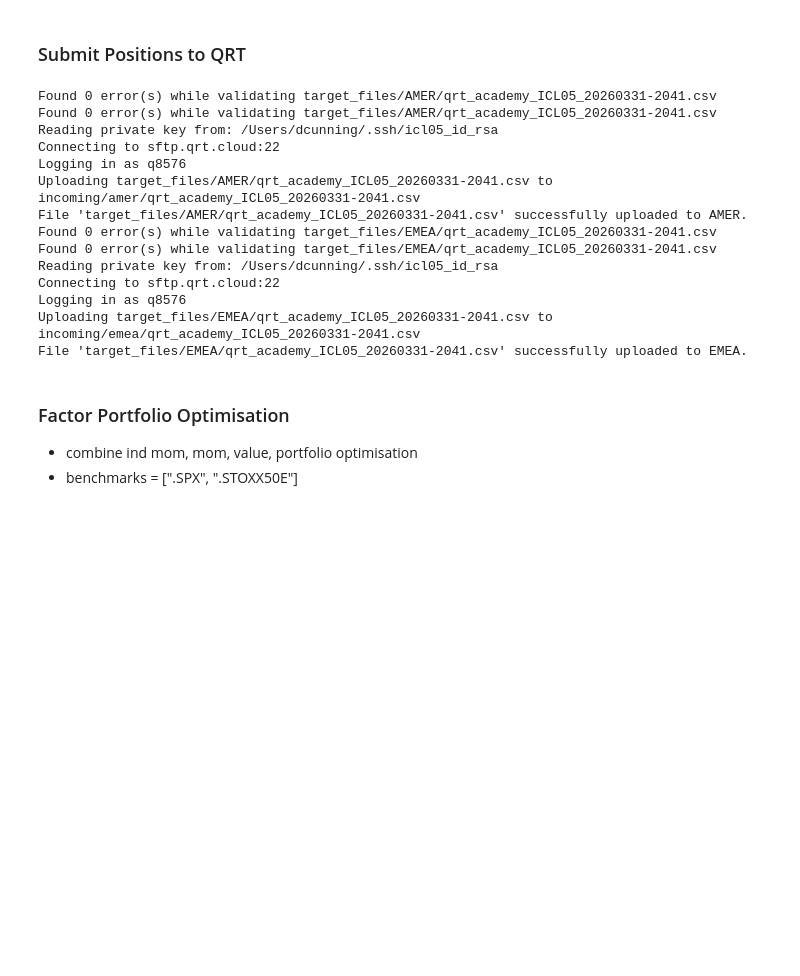
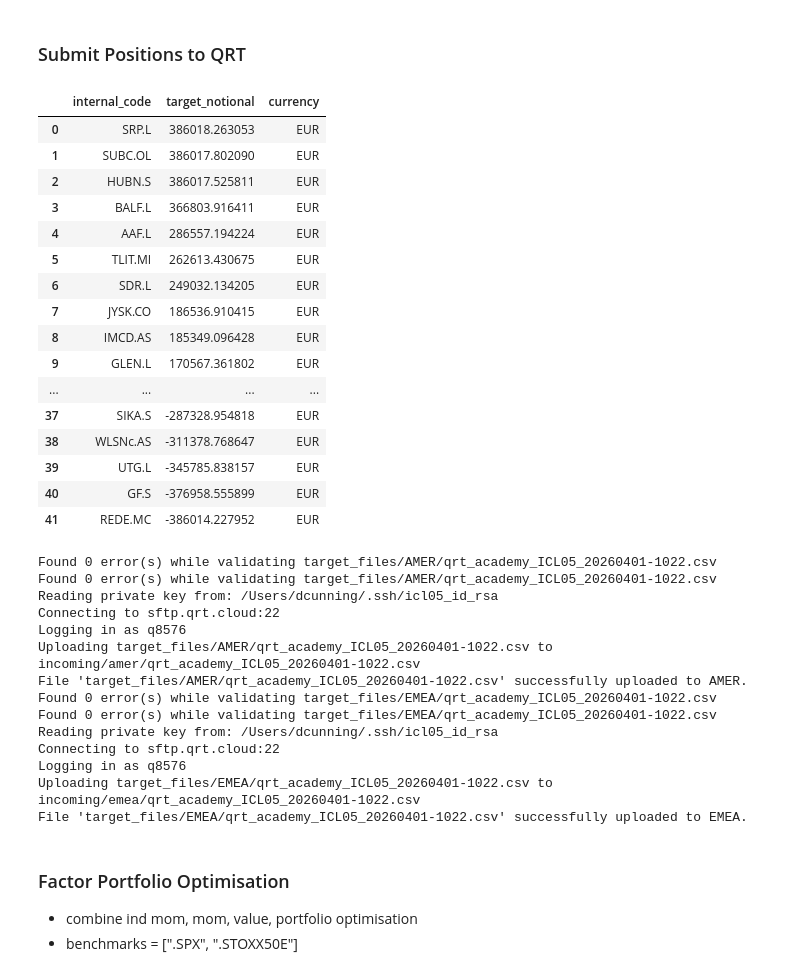
Before and after one commit to DKsavasan/SIF_QRT, a Jupyter notebook: send_trades.ipynb, the cells around one changed output. Drawn from its saved outputs; the diff is of its cells as text; code cells hidden in the pictures; blank space fills up the shorter version.

```diff
--- a/send_trades.ipynb
+++ b/send_trades.ipynb
@@ -803,8 +570,37 @@ for pos, mkt in [(scaled_stoxx, '.STOXX50E'), (scaled_rua, '.SPX')]:
     plot_portfolio_returns(pos, market=mkt, start_date=start_date, figsize=(10,3))
 # %% [markdown]
 ### Submit Positions to QRT
+# %%
+positions_stoxx
+
+targets = (
+        positions_stoxx
+        .rename_axis('internal_code')
+        .reset_index(name='target_notional')
+        .assign(currency='EUR')
+        .sort_values('target_notional', ascending=False, ignore_index=True)
+    )
+targets
+# %% [output]
+|  | internal_code | target_notional | currency |
+| 0 | SRP.L | 386018.263053 | EUR |
+| 1 | SUBC.OL | 386017.802090 | EUR |
+| 2 | HUBN.S | 386017.525811 | EUR |
+| 3 | BALF.L | 366803.916411 | EUR |
+| 4 | AAF.L | 286557.194224 | EUR |
+| 5 | TLIT.MI | 262613.430675 | EUR |
+| 6 | SDR.L | 249032.134205 | EUR |
+| 7 | JYSK.CO | 186536.910415 | EUR |
+| 8 | IMCD.AS | 185349.096428 | EUR |
+| 9 | GLEN.L | 170567.361802 | EUR |
+| ... | ... | ... | ... |
+| 37 | SIKA.S | -287328.954818 | EUR |
+| 38 | WLSNc.AS | -311378.768647 | EUR |
+| 39 | UTG.L | -345785.838157 | EUR |
+| 40 | GF.S | -376958.555899 | EUR |
+| 41 | REDE.MC | -386014.227952 | EUR |
 # %%
-for positions, region, currency in [(scaled_rua, 'AMER', 'USD'), (scaled_stoxx, 'EMEA', 'EUR')]:
+for positions, region, currency in [(scaled_spx, 'AMER', 'USD'), (scaled_stoxx, 'EMEA', 'EUR')]:
 
     df = positions.reset_index().rename(
         columns={'RIC': 'internal_code', 0: 'target_notional'}
@@ -814,20 +610,20 @@ for positions, region, currency in [(scaled_rua, 'AMER', 'USD'), (scaled_stoxx,
 
     send_new_portfolio(targets=df, region=region)
 # %% [output]
-Found 0 error(s) while validating target_files/AMER/qrt_academy_ICL05_20260331-2041.csv
-Found 0 error(s) while validating target_files/AMER/qrt_academy_ICL05_20260331-2041.csv
+Found 0 error(s) while validating target_files/AMER/qrt_academy_ICL05_20260401-1022.csv
+Found 0 error(s) while validating target_files/AMER/qrt_academy_ICL05_20260401-1022.csv
 Reading private key from: /Users/dcunning/.ssh/icl05_id_rsa
 Connecting to sftp.qrt.cloud:22
 Logging in as q8576
-Uploading target_files/AMER/qrt_academy_ICL05_20260331-2041.csv to incoming/amer/qrt_academy_ICL05_20260331-2041.csv
-File 'target_files/AMER/qrt_academy_ICL05_20260331-2041.csv' successfully uploaded to AMER.
-Found 0 error(s) while validating target_files/EMEA/qrt_academy_ICL05_20260331-2041.csv
-Found 0 error(s) while validating target_files/EMEA/qrt_academy_ICL05_20260331-2041.csv
+Uploading target_files/AMER/qrt_academy_ICL05_20260401-1022.csv to incoming/amer/qrt_academy_ICL05_20260401-1022.csv
+File 'target_files/AMER/qrt_academy_ICL05_20260401-1022.csv' successfully uploaded to AMER.
+Found 0 error(s) while validating target_files/EMEA/qrt_academy_ICL05_20260401-1022.csv
+Found 0 error(s) while validating target_files/EMEA/qrt_academy_ICL05_20260401-1022.csv
 Reading private key from: /Users/dcunning/.ssh/icl05_id_rsa
 Connecting to sftp.qrt.cloud:22
 Logging in as q8576
-Uploading target_files/EMEA/qrt_academy_ICL05_20260331-2041.csv to incoming/emea/qrt_academy_ICL05_20260331-2041.csv
-File 'target_files/EMEA/qrt_academy_ICL05_20260331-2041.csv' successfully uploaded to EMEA.
+Uploading target_files/EMEA/qrt_academy_ICL05_20260401-1022.csv to incoming/emea/qrt_academy_ICL05_20260401-1022.csv
+File 'target_files/EMEA/qrt_academy_ICL05_20260401-1022.csv' successfully uploaded to EMEA.
 # %% [markdown]
 ### Factor Portfolio Optimisation
 
```
Also changed, not shown: parts of 19 cells of this notebook.
